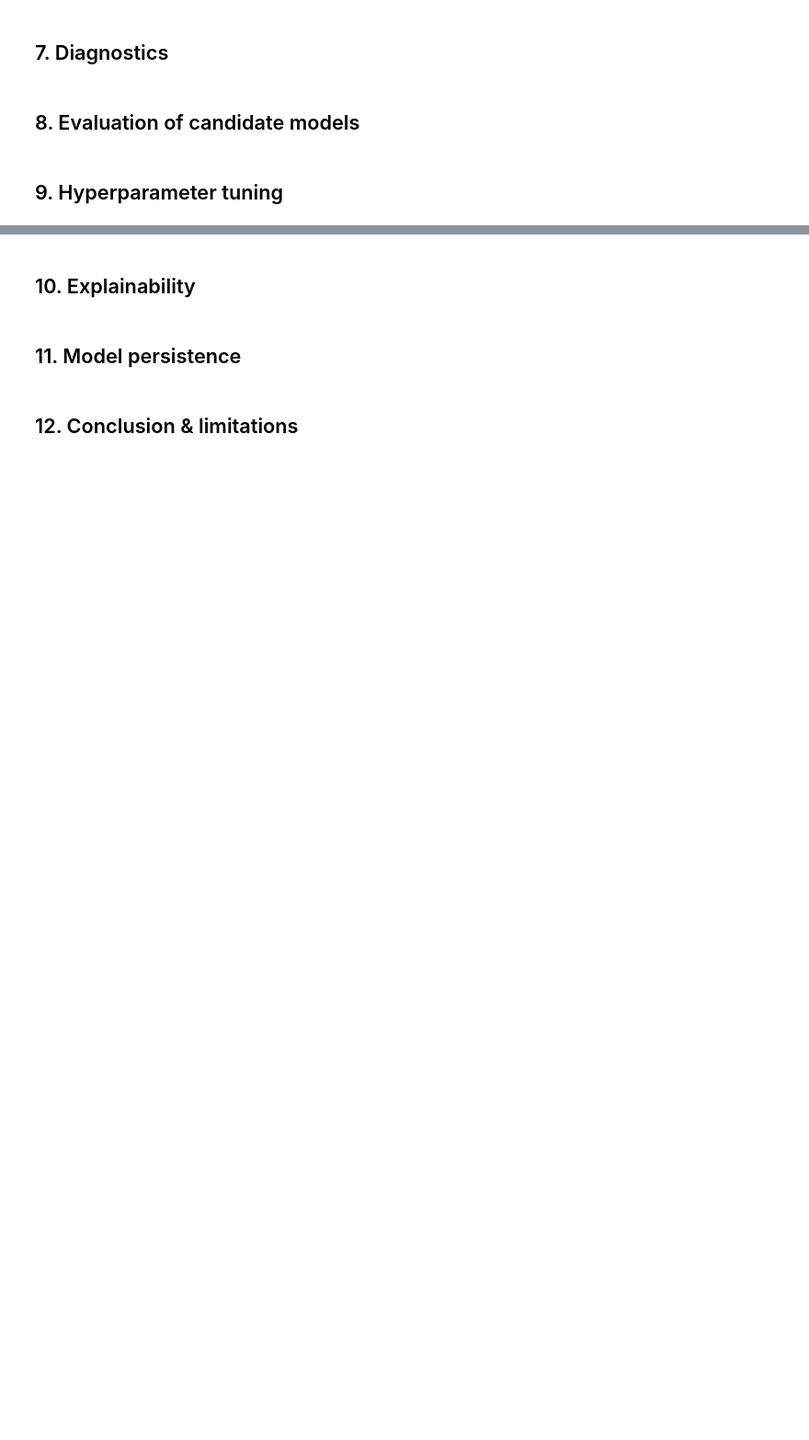
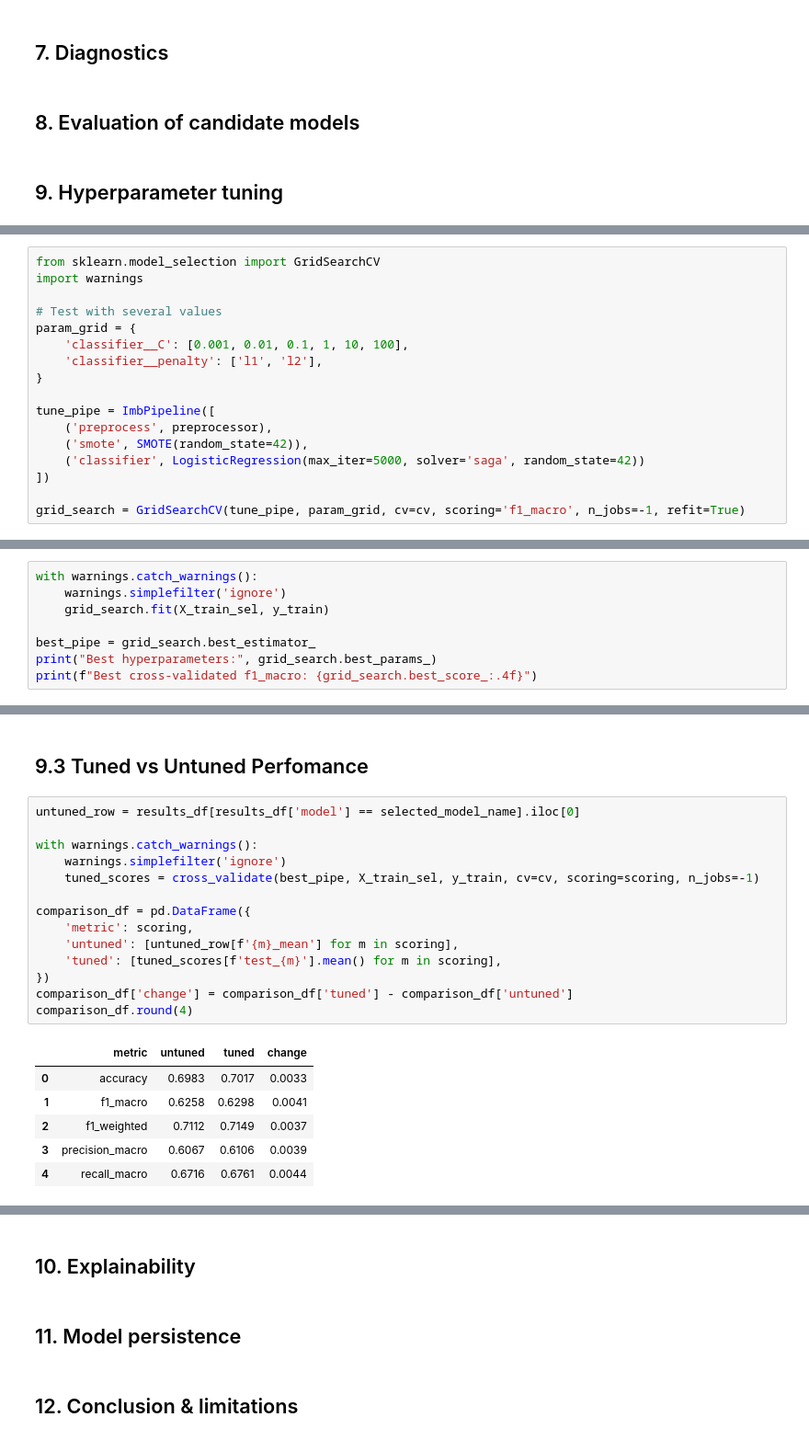
Before and after one commit to tanuiivy/bbt4106-202604-D4-classification, a Jupyter notebook: bbt4106_202604_D4_classification.ipynb, the cells around one changed output, grey strips where cells are left out. Shown at 92% size. Cells and saved outputs as stored; diff of their text form; blank space fills up the shorter version.

```diff
--- a/bbt4106_202604_D4_classification.ipynb
+++ b/bbt4106_202604_D4_classification.ipynb
@@ -677,0 +811,17 @@ invoice_amount_kes (skew 1.52) is the most skewed surviving feature. Yeo-Johnson
+# %%
+from sklearn.model_selection import GridSearchCV
+import warnings
+
+# Test with several values
+param_grid = {
+    'classifier__C': [0.001, 0.01, 0.1, 1, 10, 100],
+    'classifier__penalty': ['l1', 'l2'],
+}
+
+tune_pipe = ImbPipeline([
+    ('preprocess', preprocessor),
+    ('smote', SMOTE(random_state=42)),
+    ('classifier', LogisticRegression(max_iter=5000, solver='saga', random_state=42))
+])
+
+grid_search = GridSearchCV(tune_pipe, param_grid, cv=cv, scoring='f1_macro', n_jobs=-1, refit=True)
@@ -677,0 +840,8 @@ invoice_amount_kes (skew 1.52) is the most skewed surviving feature. Yeo-Johnson
+# %%
+with warnings.catch_warnings():
+    warnings.simplefilter('ignore')
+    grid_search.fit(X_train_sel, y_train)
+
+best_pipe = grid_search.best_estimator_
+print("Best hyperparameters:", grid_search.best_params_)
+print(f"Best cross-validated f1_macro: {grid_search.best_score_:.4f}")
@@ -677,0 +859,23 @@ invoice_amount_kes (skew 1.52) is the most skewed surviving feature. Yeo-Johnson
+# %% [markdown]
+## 9.3 Tuned vs Untuned Perfomance
+# %%
+untuned_row = results_df[results_df['model'] == selected_model_name].iloc[0]
+
+with warnings.catch_warnings():
+    warnings.simplefilter('ignore')
+    tuned_scores = cross_validate(best_pipe, X_train_sel, y_train, cv=cv, scoring=scoring, n_jobs=-1)
+
+comparison_df = pd.DataFrame({
+    'metric': scoring,
+    'untuned': [untuned_row[f'{m}_mean'] for m in scoring],
+    'tuned': [tuned_scores[f'test_{m}'].mean() for m in scoring],
+})
+comparison_df['change'] = comparison_df['tuned'] - comparison_df['untuned']
+comparison_df.round(4)
+# %% [output]
+|  | metric | untuned | tuned | change |
+| 0 | accuracy | 0.6983 | 0.7017 | 0.0033 |
+| 1 | f1_macro | 0.6258 | 0.6298 | 0.0041 |
+| 2 | f1_weighted | 0.7112 | 0.7149 | 0.0037 |
+| 3 | precision_macro | 0.6067 | 0.6106 | 0.0039 |
+| 4 | recall_macro | 0.6716 | 0.6761 | 0.0044 |
```
Also changed, not shown: parts of 21 cells of this notebook.
